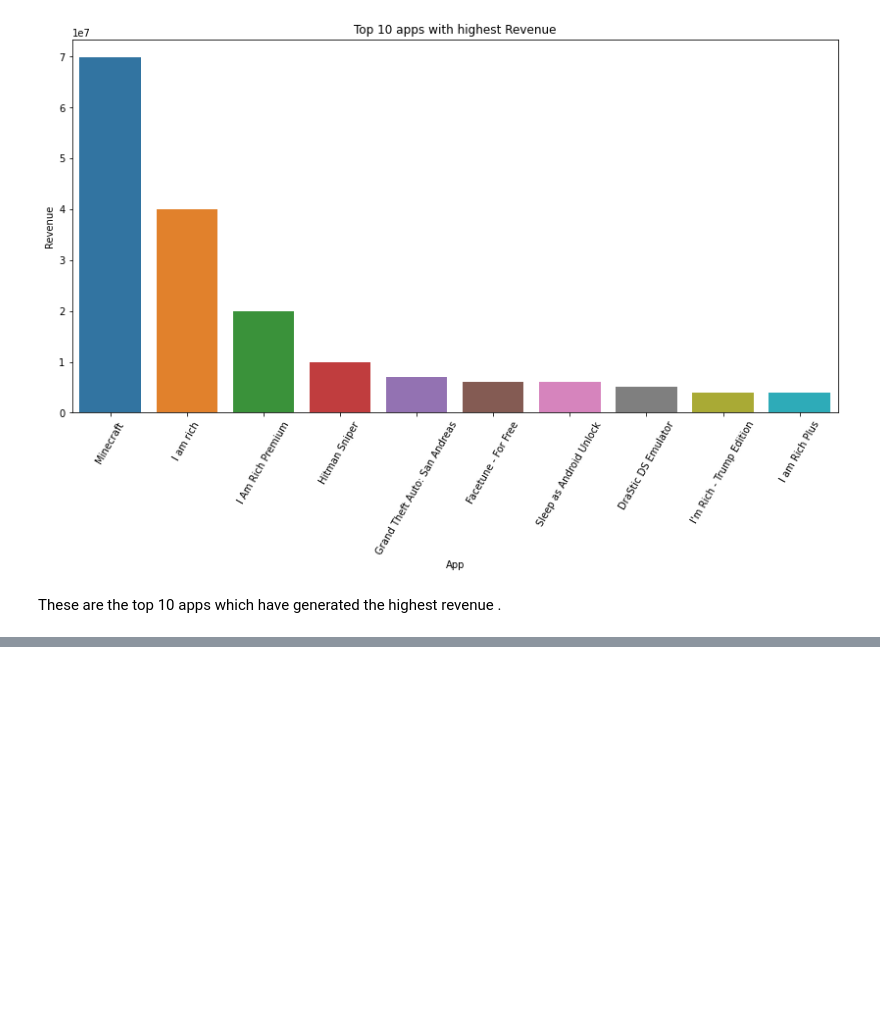
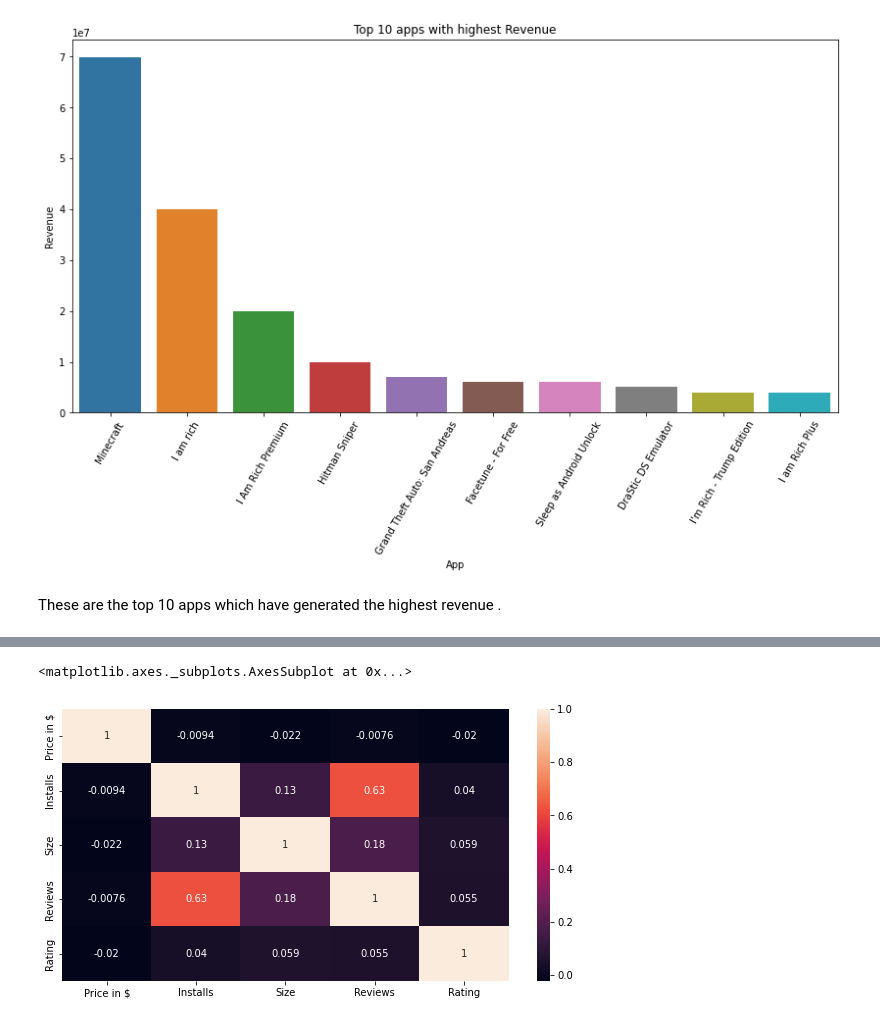
Before and after one commit to asadalam1/Practice-, a Jupyter notebook: Original_Play_Store_App_Review_Analysis_Capstone_Project.ipynb, the cells around one changed output, grey strips where cells are left out. Saved outputs shown, nothing was run; the diff lists cells and outputs as text; code cells hidden in the pictures; blank space fills up the shorter version.

```diff
--- a/Original_Play_Store_App_Review_Analysis_Capstone_Project.ipynb
+++ b/Original_Play_Store_App_Review_Analysis_Capstone_Project.ipynb
@@ -872,0 +876,5 @@ These are the top 10 apps which have generated the highest revenue .
+# %%
+#Creating A correlation Data Frame on selected Columns
+corr_df=df[['Price in $','Installs','Size','Reviews','Rating']]
+corr_df=corr_df.corr()
+corr_df
@@ -872,0 +888,7 @@ These are the top 10 apps which have generated the highest revenue .
+# %%
+#Plotting the Correlatin Heatmap
+plt.figure(figsize=(10,5))
+sns.heatmap(corr_df,annot=True)
+# %% [output]
+<matplotlib.axes._subplots.AxesSubplot at 0x...>
+[figure, added]
```
Also changed, not shown: parts of 4 cells of this notebook.
